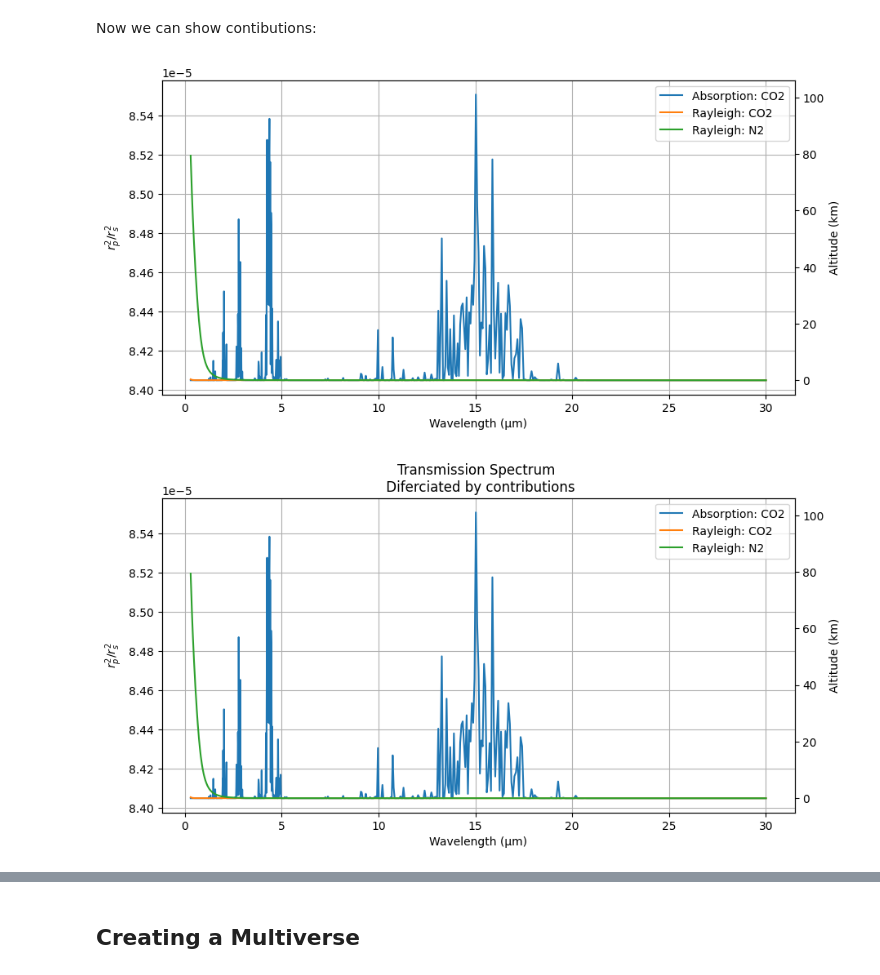
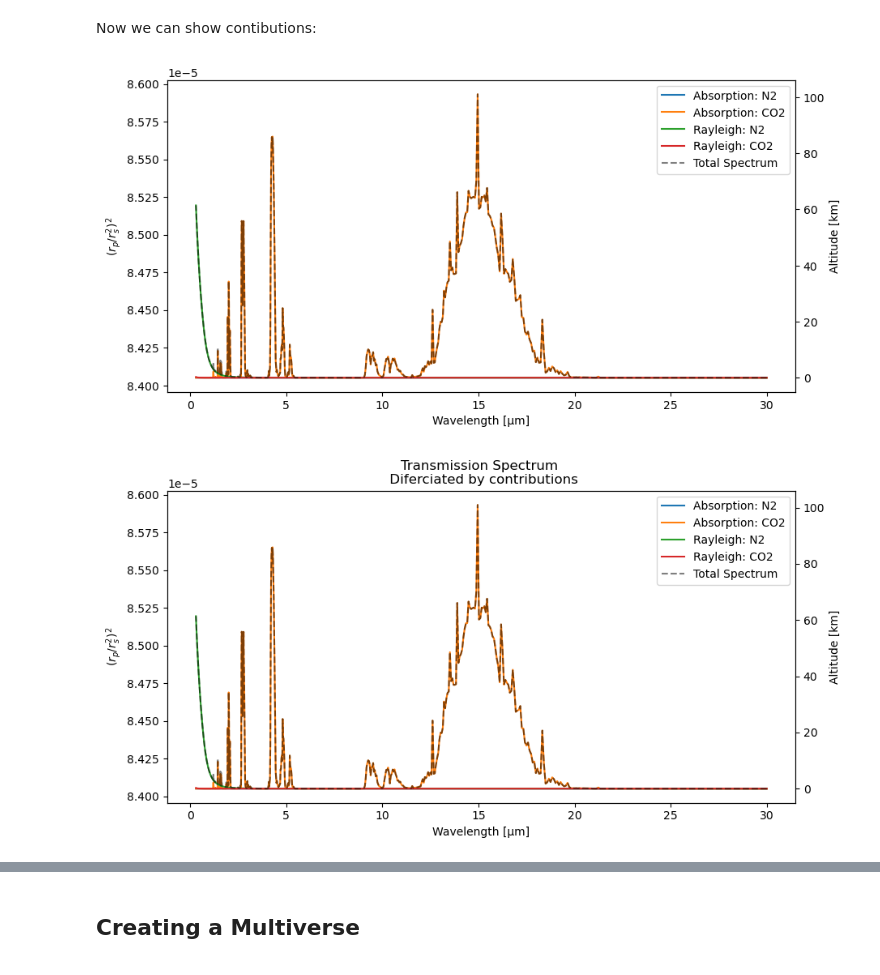
Before and after one commit to D4san/MultiREx-public, a Jupyter notebook: examples/multirex-quickstart.ipynb, the cells around one changed output, grey strips where cells are left out. Drawn from its saved outputs; the diff is of its cells as text; code cells hidden in the pictures.

```diff
--- a/examples/multirex-quickstart.ipynb
+++ b/examples/multirex-quickstart.ipynb
@@ -24,7 +22,7 @@ multirex version 0.1.4
 ## Creating a single system
 # %%
 # Radii and masses are in solar units
-star=mrex.Star(temperature=5777,radius=1,mass=1)
+star=mrex.Star(temperature=5777,radius=1,mass=1,phoenix_path="")
 
 # For planets we assume earth units (earth mass and radius)
 planet=mrex.Planet(radius=1,mass=1)
@@ -79,9 +89,9 @@ fig
 # %% [markdown]
 Now we can show contibutions:
 # %%
-ax,fig = system.plot_full_spectrum(wn_grid=wn) ## Add option showfig = False, plot_contributions(..., showspectrum=True)
+fig, ax = system.plot_contributions(wn_grid=wn, showfig=True, showspectrum=True) ## Add option showfig = False, plot_contributions(..., showspectrum=True)
 ax.set_title("Transmission Spectrum \n Diferciated by contributions")
 fig
 # %% [output]
-[figure, old version]
+[figure, new version]
-[figure, old version]
+[figure, new version]
```
Also changed, not shown: parts of 23 cells of this notebook, 7 other files.
